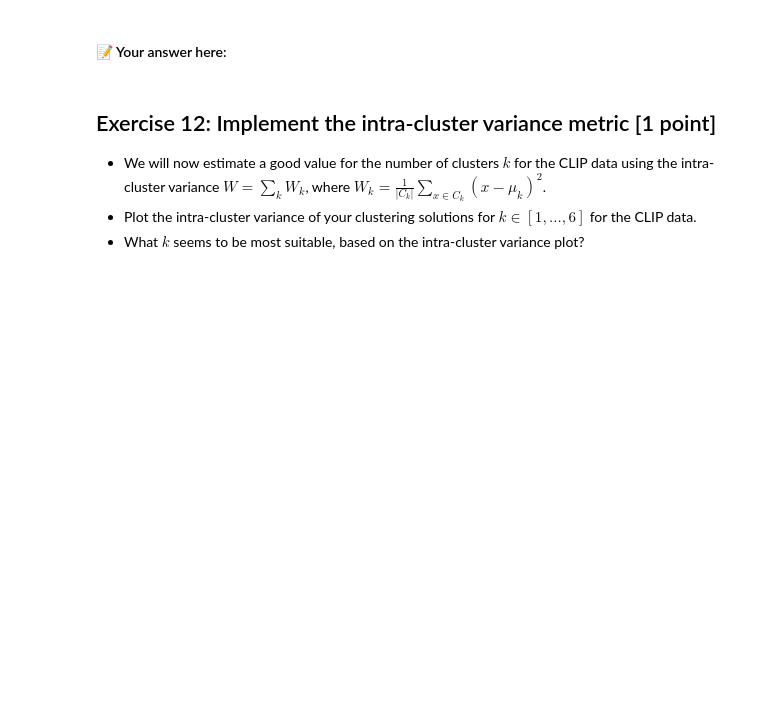
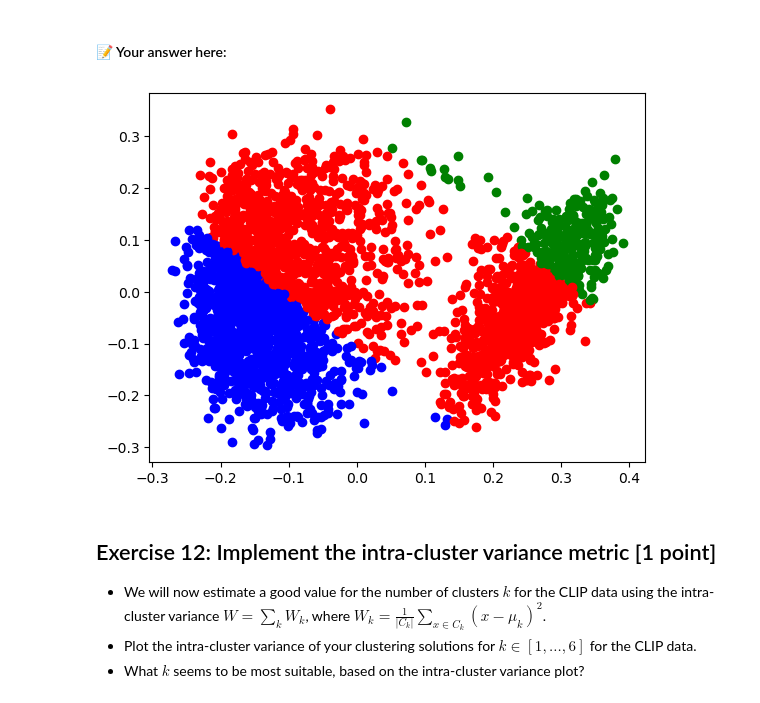
Before and after one commit to maximiliann97/TDA233-Algoritms-ML, a Jupyter notebook: HW3_2023.ipynb, the cells around one changed output. Drawn from its saved outputs; the diff is of its cells as text; code cells hidden in the pictures; blank space fills up the shorter version.

```diff
--- a/HW3_2023.ipynb
+++ b/HW3_2023.ipynb
@@ -1318,6 +1340,42 @@ In this exercise you will run your $k$-means algorithm implementation on the CLI
 3. Do you always get the same final cluster solutions and same number of required iterations? Why/why not?
 # %% [markdown]
 #### 📝 Your answer here:
+# %%
+import matplotlib as mpl
+X = cluster_data[['clip_pca_1', 'clip_pca_2']]
+X = X.to_numpy()
+plt.figure()
+
+N = 3
+tag = np.random.randint(0,N) # Tag each point with a corresponding label
+
+# define the colormap
+cmap = plt.cm.jet
+# extract all colors from the .jet map
+cmaplist = [cmap(i) for i in range(cmap.N)]
+# create the new map
+cmap = cmap.from_list('Custom cmap', cmaplist, cmap.N)
+
+
+bounds = np.linspace(0,N,N+1)
+norm = mpl.colors.BoundaryNorm(bounds, cmap.N)
+
+
+for i, label in enumerate(labels):
+    x_data = X[i][0]
+    y_data = X[i][1]
+    if label == 0:
+        plt.scatter(x_data, y_data, color="r")
+    if label == 1:
+        plt.scatter(x_data, y_data, color="b")
+
+    if label == 2:
+        plt.scatter(x_data, y_data, color="g")
+    # plt.scatter(x_data, y_data, c=tag,  cmap=cmap, norm=norm)
+
+plt.show()
+# %% [output]
+[figure, added]
 # %% [markdown]
 ## Exercise 12: Implement the intra-cluster variance metric [1 point]
 
```
Also changed, not shown: parts of 2 cells of this notebook.
